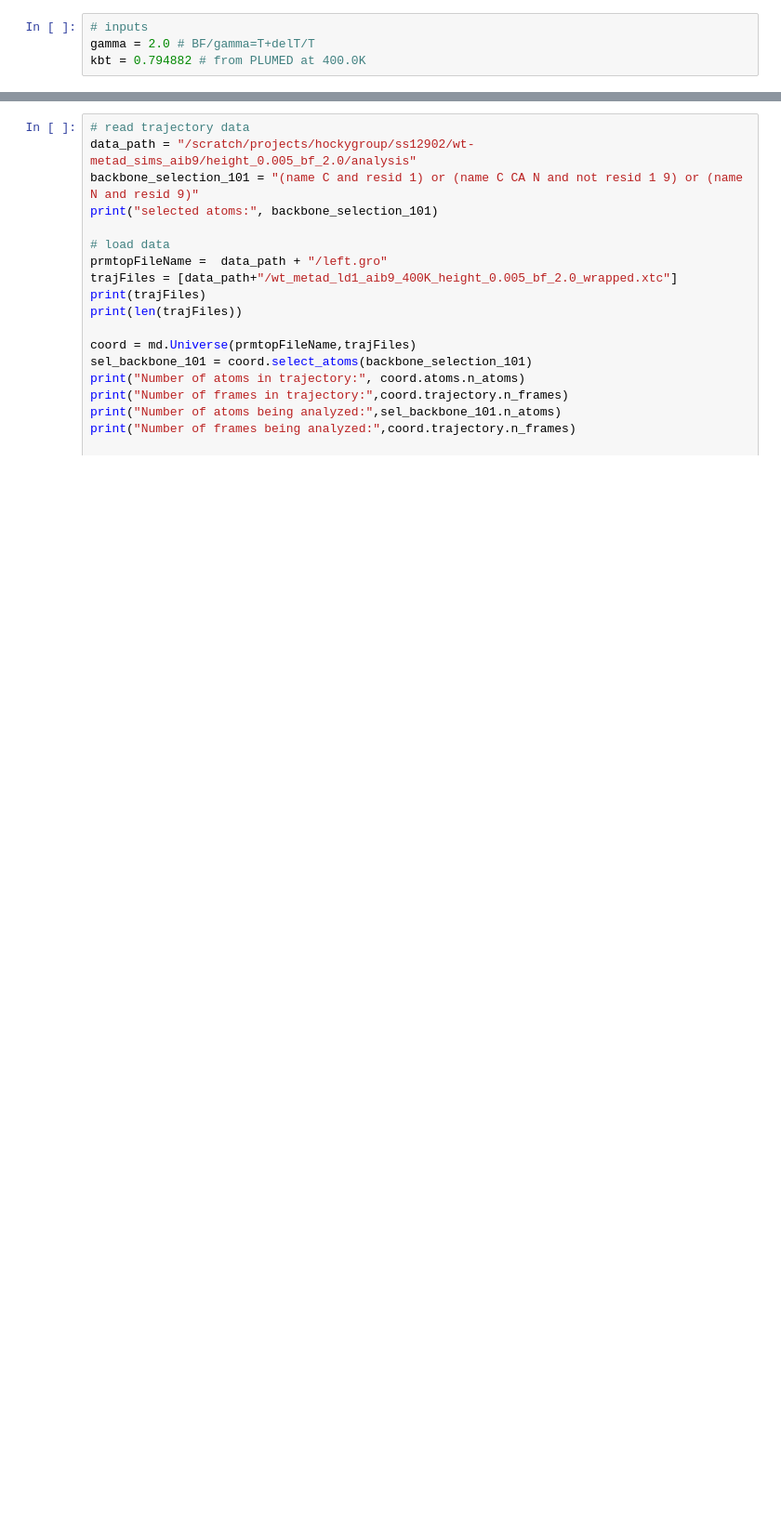
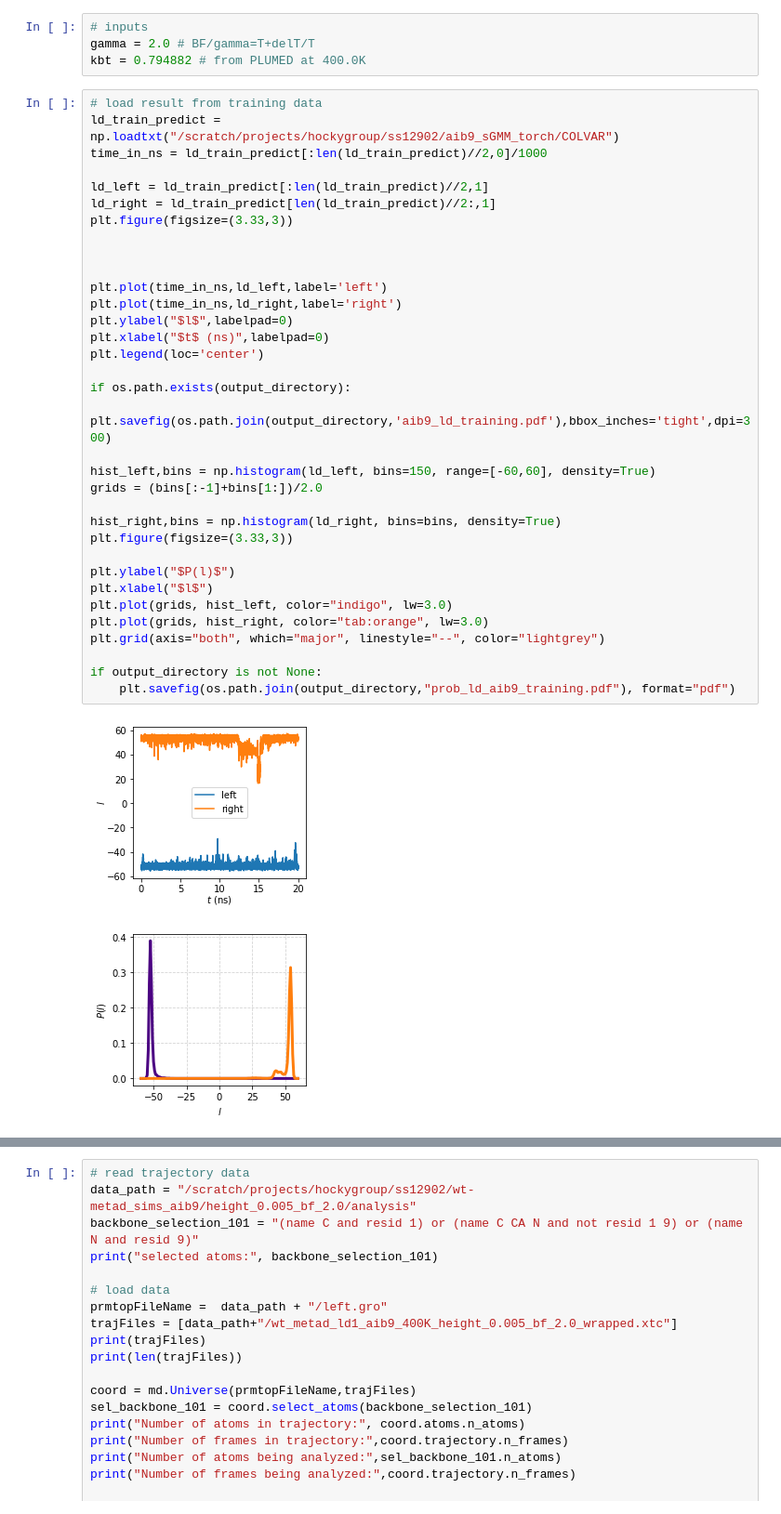
Before and after one commit to SasmalSubarna/posLDA_paper_2023, a Jupyter notebook: AIB9/notebooks/aib9_figures_pLDA.ipynb, the cells around one changed output, grey strips where cells are left out. Shown at 93% size. Saved outputs shown, nothing was run; the diff lists cells and outputs as text; blank space fills up the shorter version.

```diff
--- a/AIB9/notebooks/aib9_figures_pLDA.ipynb
+++ b/AIB9/notebooks/aib9_figures_pLDA.ipynb
@@ -7,3 +15,40 @@ import MDAnalysis as md
 # inputs
 gamma = 2.0 # BF/gamma=T+delT/T
 kbt = 0.794882 # from PLUMED at 400.0K
+# %%
+# load result from training data
+ld_train_predict = np.loadtxt("/scratch/projects/hockygroup/ss12902/aib9_sGMM_torch/COLVAR")
+time_in_ns = ld_train_predict[:len(ld_train_predict)//2,0]/1000
+
+ld_left = ld_train_predict[:len(ld_train_predict)//2,1]
+ld_right = ld_train_predict[len(ld_train_predict)//2:,1]
+plt.figure(figsize=(3.33,3))
+
+
+
+plt.plot(time_in_ns,ld_left,label='left')
+plt.plot(time_in_ns,ld_right,label='right')
+plt.ylabel("$l$",labelpad=0)
+plt.xlabel("$t$ (ns)",labelpad=0)
+plt.legend(loc='center')
+
+if os.path.exists(output_directory):
+    plt.savefig(os.path.join(output_directory,'aib9_ld_training.pdf'),bbox_inches='tight',dpi=300)
+
+hist_left,bins = np.histogram(ld_left, bins=150, range=[-60,60], density=True)
+grids = (bins[:-1]+bins[1:])/2.0
+
+hist_right,bins = np.histogram(ld_right, bins=bins, density=True)
+plt.figure(figsize=(3.33,3))
+
+plt.ylabel("$P(l)$")
+plt.xlabel("$l$")
+plt.plot(grids, hist_left, color="indigo", lw=3.0)
+plt.plot(grids, hist_right, color="tab:orange", lw=3.0)
+plt.grid(axis="both", which="major", linestyle="--", color="lightgrey")
+
+if output_directory is not None:
+    plt.savefig(os.path.join(output_directory,"prob_ld_aib9_training.pdf"), format="pdf")
+# %% [output]
+[figure, added]
+[figure, added]
```
Also changed, not shown: parts of 17 cells of this notebook.
